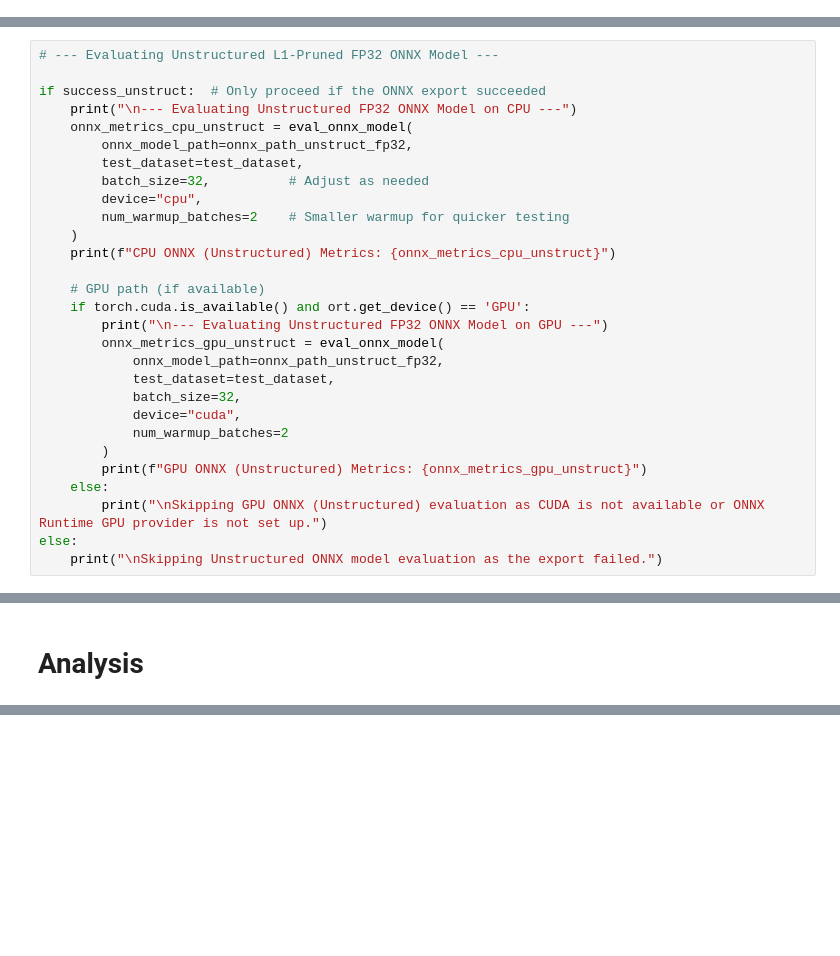
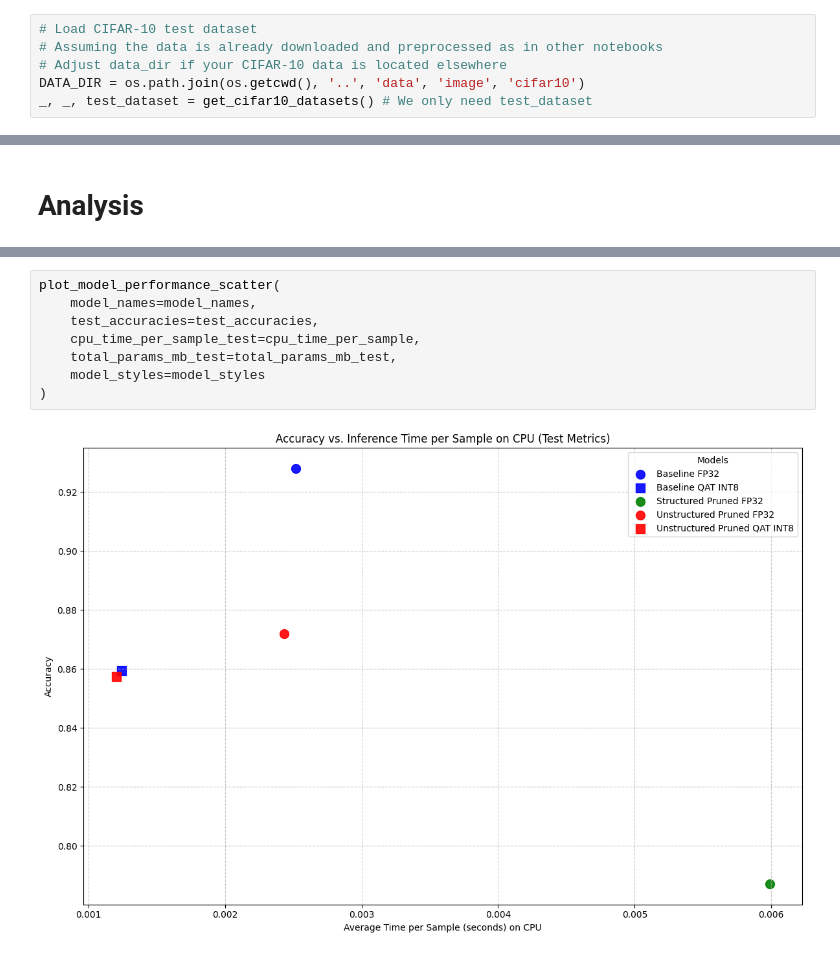
Before and after one commit to PaulBeuran/nnopt, a Jupyter notebook: notebooks/04_export_infer_onnx.ipynb, the cells around one changed output, grey strips where cells are left out. Cells and saved outputs as stored; diff of their text form; blank space fills up the shorter version.

Commit message:
Updating notebooks with common analysis workflow

```diff
--- a/notebooks/04_export_infer_onnx.ipynb
+++ b/notebooks/04_export_infer_onnx.ipynb
@@ -64,3 +62,9 @@ dynamic_axes = {'input': {0: 'batch_size'}, 'output': {0: 'batch_size'}}
 # %% [output]
 ONNX models will be saved in: /home/pbeuran/repos/nnopt/models/onnx_exports
 Dummy input shape: torch.Size([1, 3, 224, 224])
+# %%
+# Load CIFAR-10 test dataset
+# Assuming the data is already downloaded and preprocessed as in other notebooks
+# Adjust data_dir if your CIFAR-10 data is located elsewhere
+DATA_DIR = os.path.join(os.getcwd(), '..', 'data', 'image', 'cifar10')
+_, _, test_dataset = get_cifar10_datasets() # We only need test_dataset
@@ -433,29 +365,0 @@ ONNX Runtime (Unstructured FP32) output shape: (1, 10)
-# %%
-# --- Evaluating Unstructured L1‐Pruned FP32 ONNX Model ---
-
-if success_unstruct:  # Only proceed if the ONNX export succeeded
-    print("\n--- Evaluating Unstructured FP32 ONNX Model on CPU ---")
-    onnx_metrics_cpu_unstruct = eval_onnx_model(
-        onnx_model_path=onnx_path_unstruct_fp32,
-        test_dataset=test_dataset,
-        batch_size=32,          # Adjust as needed
-        device="cpu",
-        num_warmup_batches=2    # Smaller warmup for quicker testing
-    )
-    print(f"CPU ONNX (Unstructured) Metrics: {onnx_metrics_cpu_unstruct}")
-
-    # GPU path (if available)
-    if torch.cuda.is_available() and ort.get_device() == 'GPU':
-        print("\n--- Evaluating Unstructured FP32 ONNX Model on GPU ---")
-        onnx_metrics_gpu_unstruct = eval_onnx_model(
-            onnx_model_path=onnx_path_unstruct_fp32,
-            test_dataset=test_dataset,
-            batch_size=32,
-            device="cuda",
-            num_warmup_batches=2
-        )
-        print(f"GPU ONNX (Unstructured) Metrics: {onnx_metrics_gpu_unstruct}")
-    else:
-        print("\nSkipping GPU ONNX (Unstructured) evaluation as CUDA is not available or ONNX Runtime GPU provider is not set up.")
-else:
-    print("\nSkipping Unstructured ONNX model evaluation as the export failed.")
@@ -744,0 +532,10 @@ plt.show()
+# %%
+plot_model_performance_scatter(
+    model_names=model_names,
+    test_accuracies=test_accuracies,
+    cpu_time_per_sample_test=cpu_time_per_sample,
+    total_params_mb_test=total_params_mb_test,
+    model_styles=model_styles
+)
+# %% [output]
+[figure, added]
```
Also changed, not shown: parts of 27 cells of this notebook, 38 other files.
